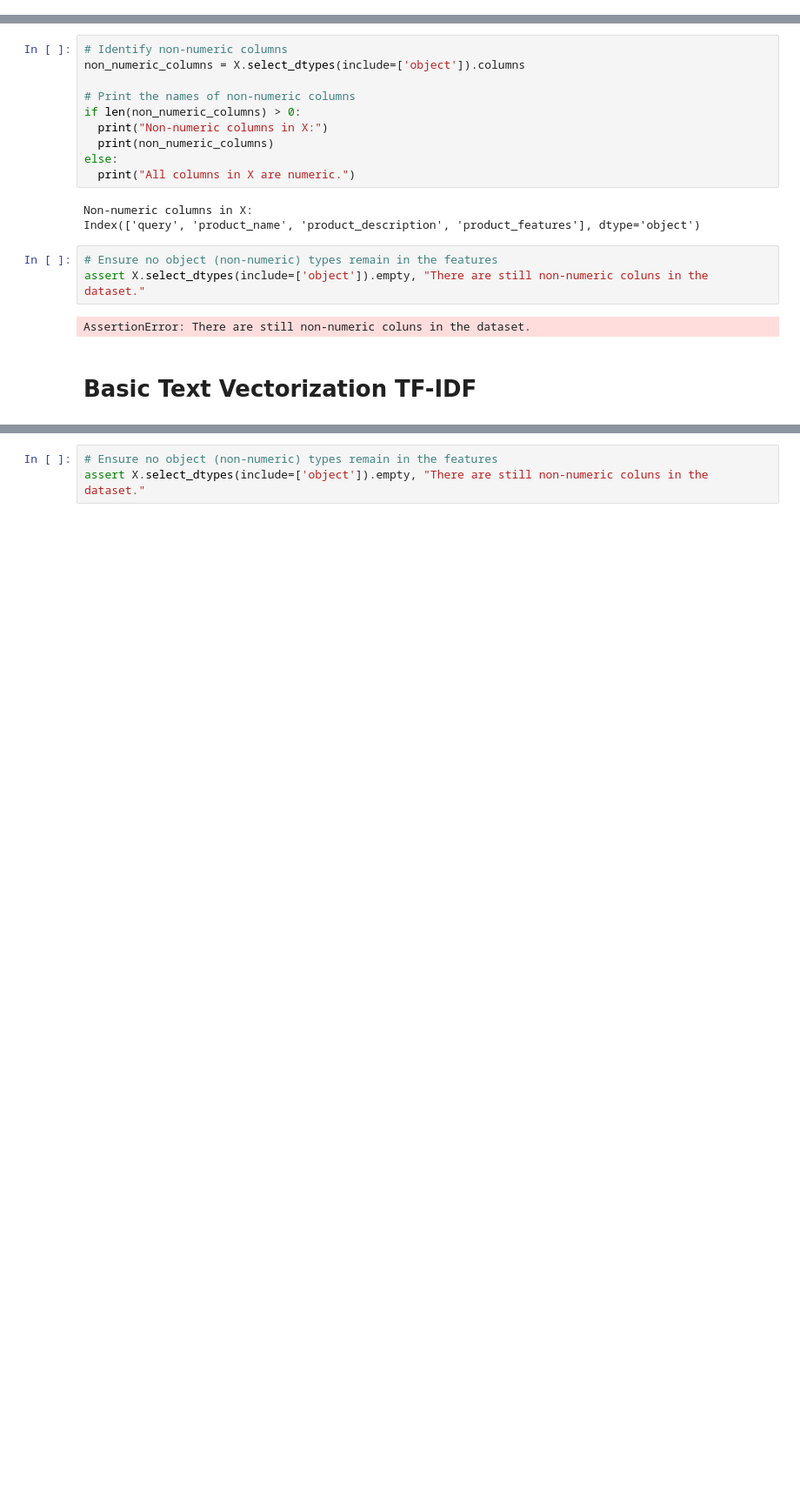
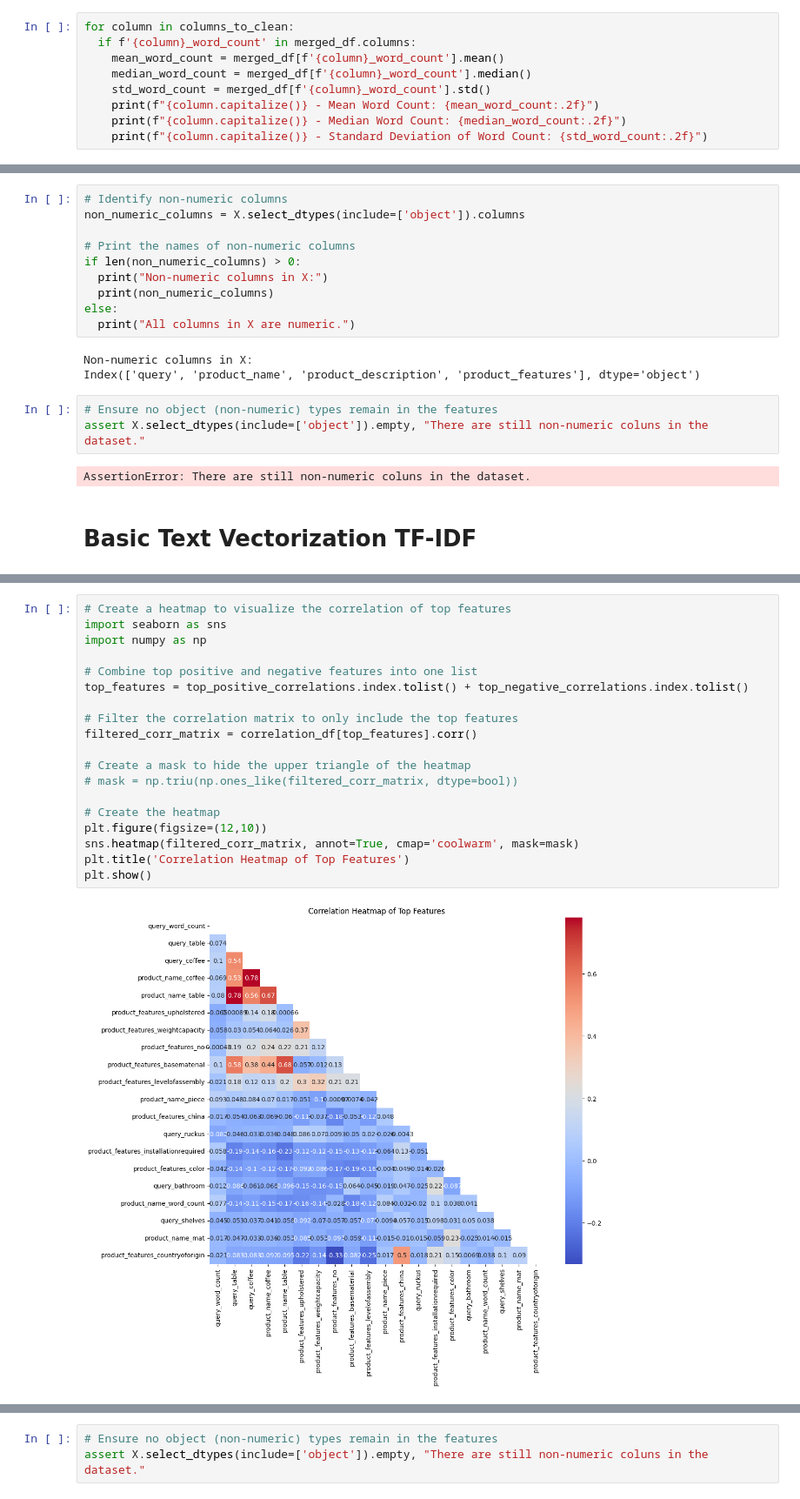
Before and after one commit to cody-mckeon/Search_Relevance, a Jupyter notebook: search_relevance.ipynb, the cells around one changed output, grey strips where cells are left out. Shown: that part at 87% size. Drawn from its saved outputs; the diff is of its cells as text; blank space fills up the shorter version.

```diff
--- a/search_relevance.ipynb
+++ b/search_relevance.ipynb
@@ -274,0 +367,9 @@ merged_df.head(20)
+# %%
+for column in columns_to_clean:
+  if f'{column}_word_count' in merged_df.columns:
+    mean_word_count = merged_df[f'{column}_word_count'].mean()
+    median_word_count = merged_df[f'{column}_word_count'].median()
+    std_word_count = merged_df[f'{column}_word_count'].std()
+    print(f"{column.capitalize()} - Mean Word Count: {mean_word_count:.2f}")
+    print(f"{column.capitalize()} - Median Word Count: {median_word_count:.2f}")
+    print(f"{column.capitalize()} - Standard Deviation of Word Count: {std_word_count:.2f}")
@@ -381,0 +749,21 @@ NameError: name 'X' is not defined
+# %%
+# Create a heatmap to visualize the correlation of top features
+import seaborn as sns
+import numpy as np
+
+# Combine top positive and negative features into one list
+top_features = top_positive_correlations.index.tolist() + top_negative_correlations.index.tolist()
+
+# Filter the correlation matrix to only include the top features
+filtered_corr_matrix = correlation_df[top_features].corr()
+
+# Create a mask to hide the upper triangle of the heatmap
+# mask = np.triu(np.ones_like(filtered_corr_matrix, dtype=bool))
+
+# Create the heatmap
+plt.figure(figsize=(12,10))
+sns.heatmap(filtered_corr_matrix, annot=True, cmap='coolwarm', mask=mask)
+plt.title('Correlation Heatmap of Top Features')
+plt.show()
+# %% [output]
+[figure, added]
```
Also changed, not shown: parts of 56 cells of this notebook.
